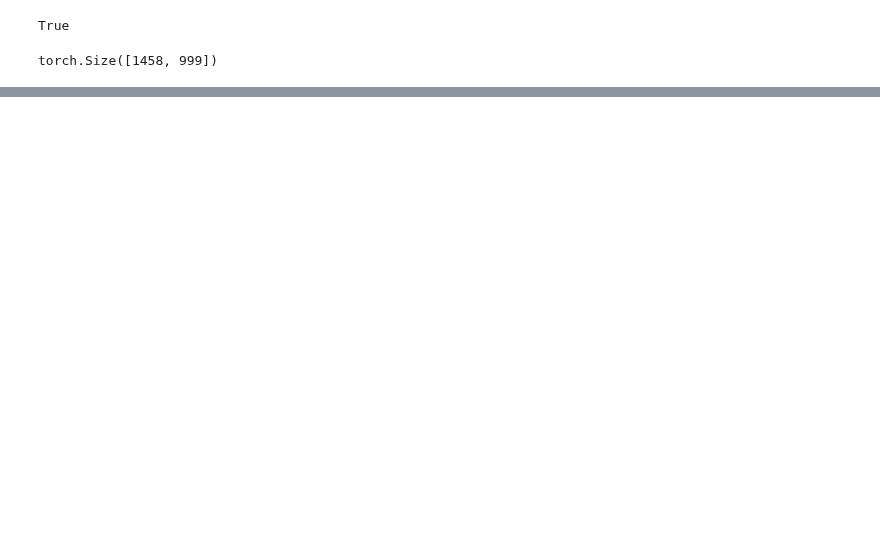
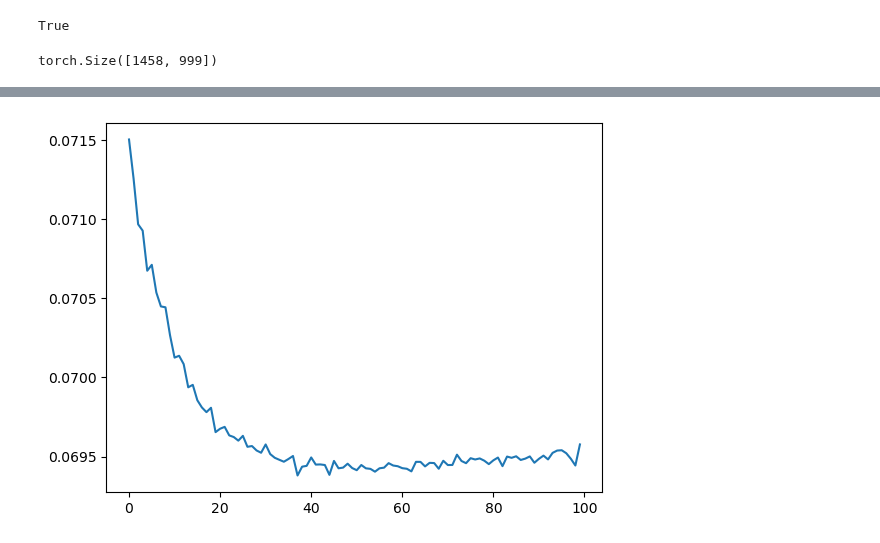
Before and after one commit to AngusHsuPhys/deeph_dev, a Jupyter notebook: DOS_model.ipynb, the cells around one changed output, grey strips where cells are left out. Drawn from its saved outputs; the diff is of its cells as text; code cells hidden in the pictures; blank space fills up the shorter version.

```diff
--- a/DOS_model.ipynb
+++ b/DOS_model.ipynb
@@ -580,7 +580,7 @@ def make_mask(dataset):
 dataset_size = len(dataset)
 print(dataset_size)
 print(dataset[0])
-# dataset = make_mask(dataset)
+dataset = make_mask(dataset)
 # Iterating over the 81 graph.
 for i in range(len(dataset)-1):
     filename = '/home/t.hsu/DeepRFnet/DeepDOS/work_dir/dataset/raw/{}/openmx.DOS.Gaussian'.format(i)
@@ -652,0 +679,6 @@ for step, batch_tuple in enumerate(train_loader):
+# %%
+import matplotlib.pyplot as plt
+plt.plot(losses)
+plt.show()
+# %% [output]
+[figure, added]
```
Also changed, not shown: parts of 6 cells of this notebook.
